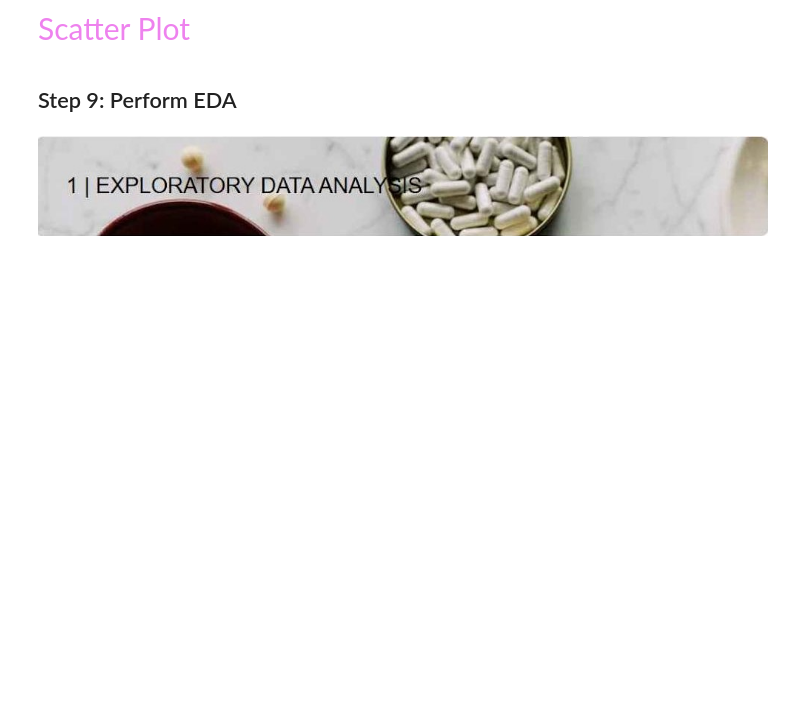
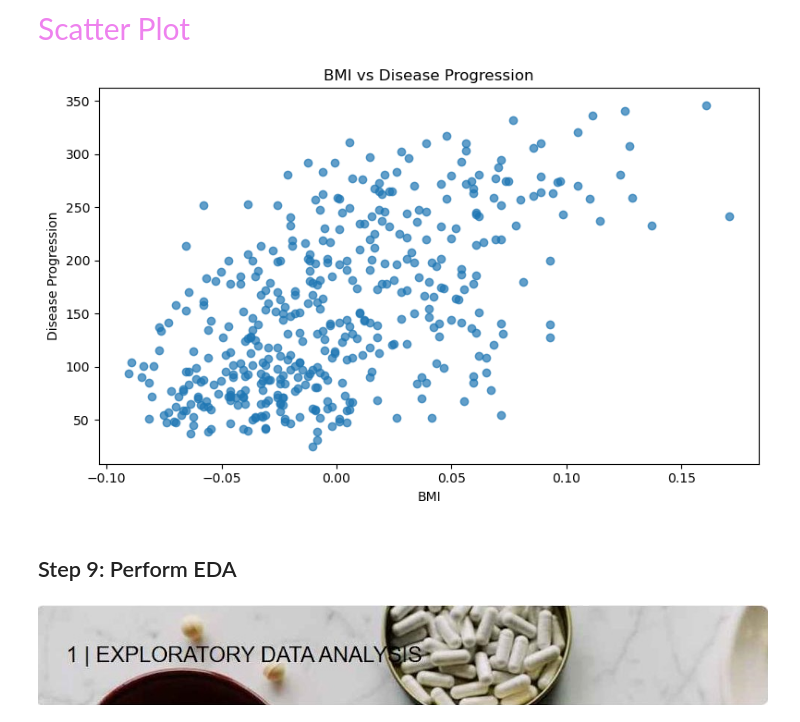
Before and after one commit to PriyaDharshini-2404/Aenexz_Internship, a Jupyter notebook: Diabetes_Progression_Prediction_Final_v4.ipynb, the cells around one changed output. Saved outputs shown, nothing was run; the diff lists cells and outputs as text; code cells hidden in the pictures; blank space fills up the shorter version.

```diff
--- a/Diabetes_Progression_Prediction_Final_v4.ipynb
+++ b/Diabetes_Progression_Prediction_Final_v4.ipynb
@@ -280,15 +295,22 @@ fig.show()
 # %% [markdown]
 <p style="color:Violet; font-family: ComicScansMS; font-size: 30px;"> Scatter Plot
 # %%
-fig = px.scatter(
-    df,
-    x="bmi",
-    y="Disease_Progression",
-    color="Disease_Progression",
-    title="BMI vs Disease Progression"
+plt.figure(figsize=(8, 5))
+
+plt.scatter(
+    df["bmi"],
+    df["Disease_Progression"],
+    alpha=0.7
 )
 
-fig.show()
+plt.title("BMI vs Disease Progression")
+plt.xlabel("BMI")
+plt.ylabel("Disease Progression")
+
+plt.tight_layout()
+plt.show()
+# %% [output]
+[figure, added]
 # %% [markdown]
 ## Step 9: Perform EDA
 # %%
```
Also changed, not shown: parts of 2 cells of this notebook.
